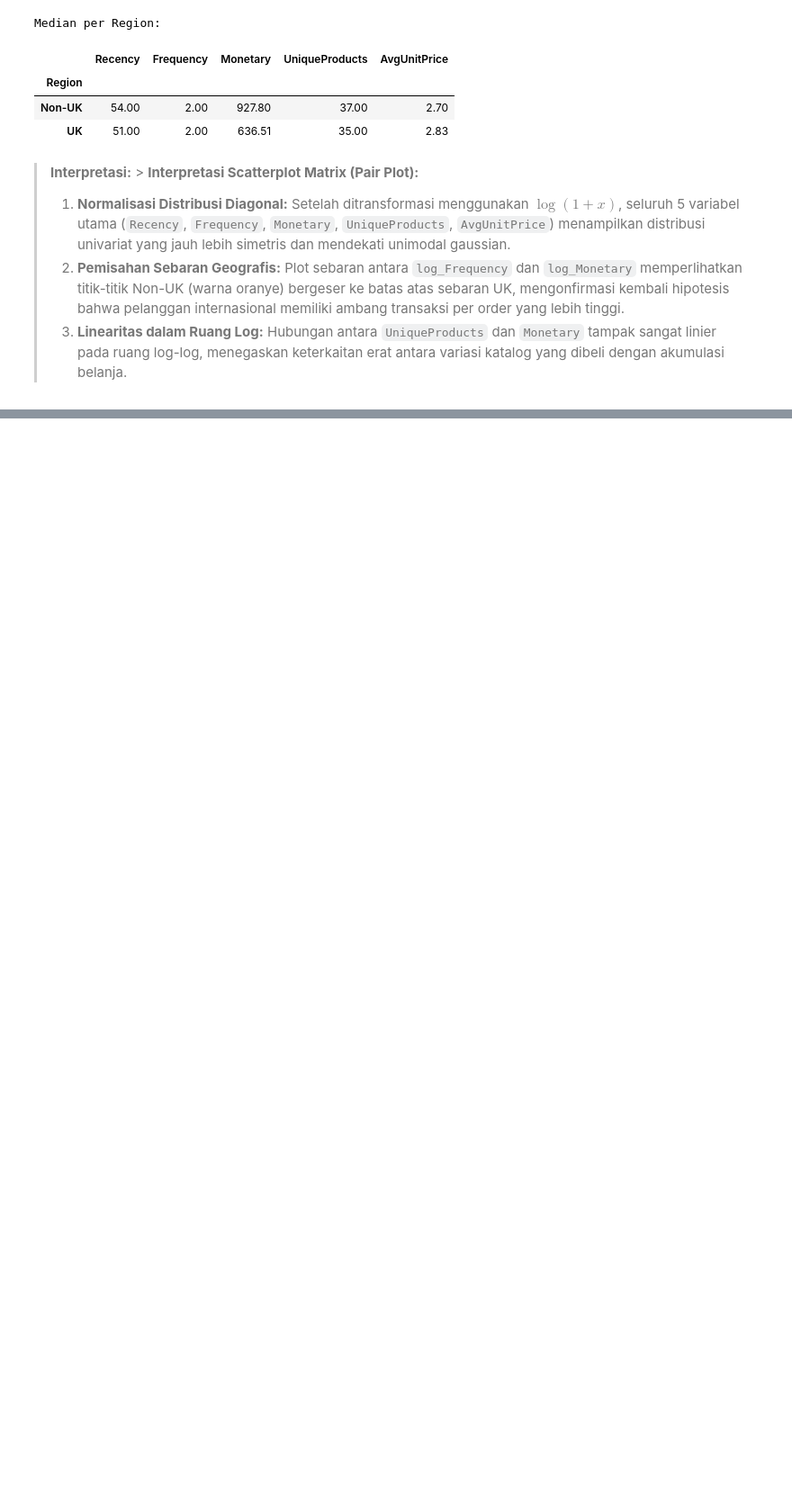
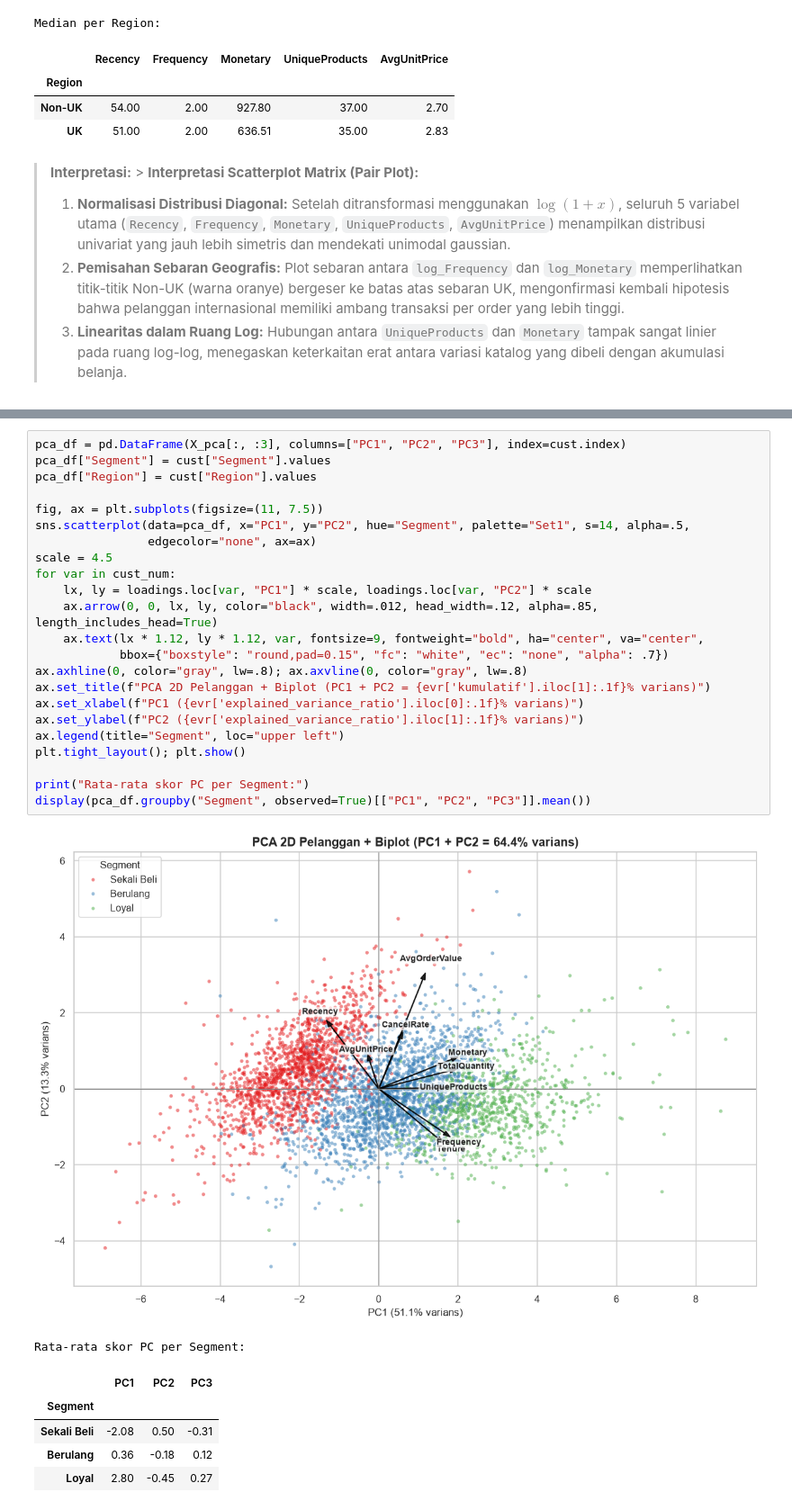
Before and after one commit to aulky/ml-visualisasidata-online-retail, a Jupyter notebook: Muhammad Aulia Muzzaki Nugraha_2311102051_TugasEDA.ipynb, the cells around one changed output, grey strips where cells are left out. Shown at 90% size. Saved outputs shown, nothing was run; the diff lists cells and outputs as text; blank space fills up the shorter version.

```diff
--- a/Muhammad Aulia Muzzaki Nugraha_2311102051_TugasEDA.ipynb
+++ b/Muhammad Aulia Muzzaki Nugraha_2311102051_TugasEDA.ipynb
@@ -1094,0 +1210,31 @@ Median per Region:
+# %%
+pca_df = pd.DataFrame(X_pca[:, :3], columns=["PC1", "PC2", "PC3"], index=cust.index)
+pca_df["Segment"] = cust["Segment"].values
+pca_df["Region"] = cust["Region"].values
+
+fig, ax = plt.subplots(figsize=(11, 7.5))
+sns.scatterplot(data=pca_df, x="PC1", y="PC2", hue="Segment", palette="Set1", s=14, alpha=.5,
+                edgecolor="none", ax=ax)
+scale = 4.5
+for var in cust_num:
+    lx, ly = loadings.loc[var, "PC1"] * scale, loadings.loc[var, "PC2"] * scale
+    ax.arrow(0, 0, lx, ly, color="black", width=.012, head_width=.12, alpha=.85, length_includes_head=True)
+    ax.text(lx * 1.12, ly * 1.12, var, fontsize=9, fontweight="bold", ha="center", va="center",
+            bbox={"boxstyle": "round,pad=0.15", "fc": "white", "ec": "none", "alpha": .7})
+ax.axhline(0, color="gray", lw=.8); ax.axvline(0, color="gray", lw=.8)
+ax.set_title(f"PCA 2D Pelanggan + Biplot (PC1 + PC2 = {evr['kumulatif'].iloc[1]:.1f}% varians)")
+ax.set_xlabel(f"PC1 ({evr['explained_variance_ratio'].iloc[0]:.1f}% varians)")
+ax.set_ylabel(f"PC2 ({evr['explained_variance_ratio'].iloc[1]:.1f}% varians)")
+ax.legend(title="Segment", loc="upper left")
+plt.tight_layout(); plt.show()
+
+print("Rata-rata skor PC per Segment:")
+display(pca_df.groupby("Segment", observed=True)[["PC1", "PC2", "PC3"]].mean())
+# %% [output]
+[figure, added]
+Rata-rata skor PC per Segment:
+|  | PC1 | PC2 | PC3 |
+| Segment |  |  |  |
+| Sekali Beli | -2.08 | 0.50 | -0.31 |
+| Berulang | 0.36 | -0.18 | 0.12 |
+| Loyal | 2.80 | -0.45 | 0.27 |
```
Also changed, not shown: parts of 15 cells of this notebook.
